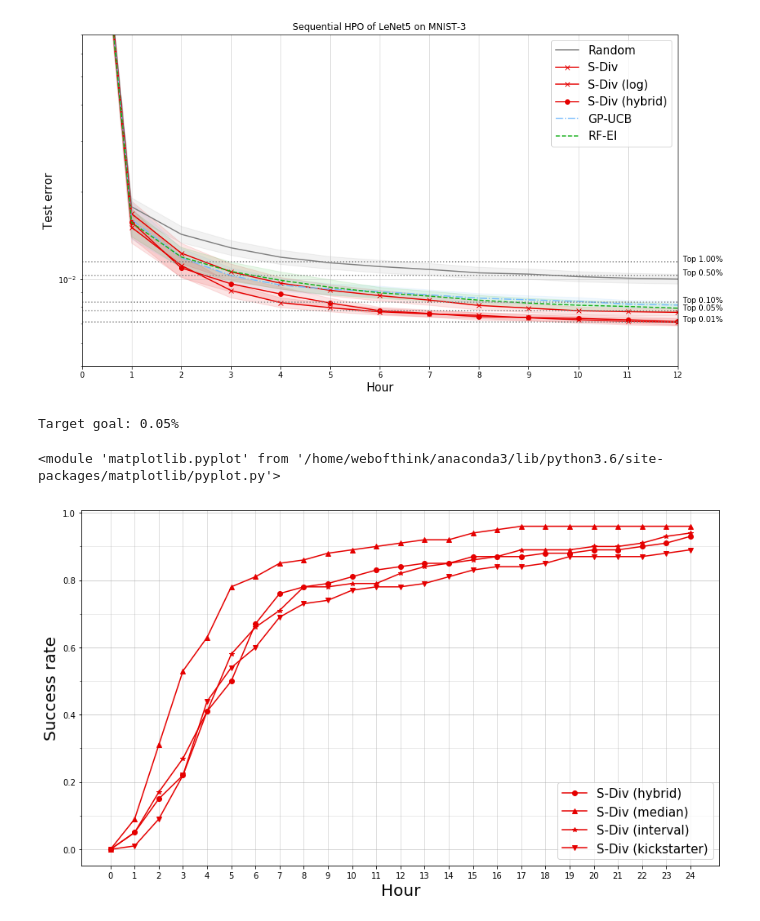
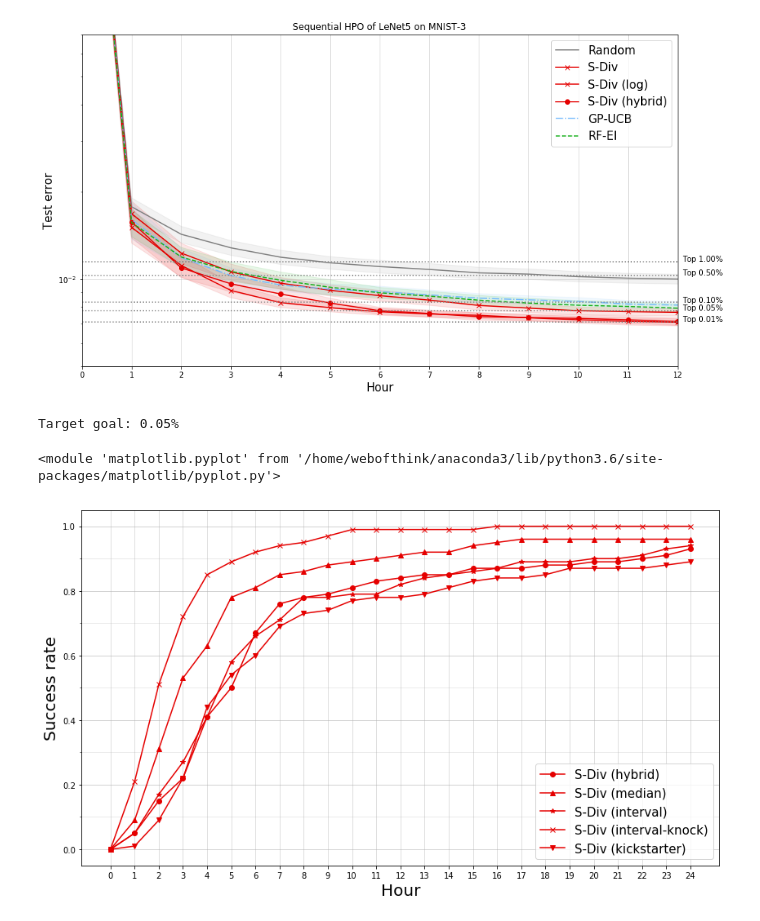
Before and after one commit to yongjinkim49/ecml, a Jupyter notebook: results/[ICML19] MINST-LeNet5(3) performance evaluation.ipynb, the cells around one changed output. Drawn from its saved outputs; the diff is of its cells as text; code cells hidden in the pictures.

Commit message:
add data30 median ETR test

```diff
--- a/results/[ICML19] MINST-LeNet5(3) performance evaluation.ipynb
+++ b/results/[ICML19] MINST-LeNet5(3) performance evaluation.ipynb
@@ -85,24 +85,24 @@ draw_best_error_curve(results, selected, 100, x_unit="Hour",
 [figure]
 # %%
 # ETR performance comparision
-etr_divs = [ 'S-Div (median)', 'S-Div (interval)',  'S-Div (kickstarter)'] # 'BOHB (surrogate)', 'S-Div (knock)',
+etr_divs = [ 'S-Div (median)', 'S-Div (interval)',  'S-Div (interval-knock)', 'S-Div (kickstarter)'] # 'BOHB (surrogate)',
 baselines = ['S-Div (baseline)', 'Random']
 etr_results = {}
 etr_results.update(results)
 num_runs = 100
 etr_results['S-Div (baseline)'] = load_json(s_path + 'DIV-SEQ.hybrid.HPO_emulator(100).json')
 #etr_results['BOHB (surrogate)'] = load_json(s_path + 'BOHB.surrogate(5).json')
 etr_results['S-Div (median)'] = load_json(s_path + 'DIV-SEQ.hybrid.HPO_emulator.ETR-VizMedian(100).json')
 etr_results['S-Div (interval)'] = load_json(s_path + 'DIV-SEQ.hybrid.HPO_emulator.ETR-Interval(100).json')
-#etr_results['S-Div (knock)'] = load_json(s_path + 'DIV-SEQ.hybrid.HPO_emulator.ETR-Knock(100).json')
+etr_results['S-Div (interval-knock)'] = load_json(s_path + 'DIV-SEQ.hybrid.HPO_emulator.ETR-IntervalKnock(100).json')
 etr_results['S-Div (kickstarter)'] = load_json(s_path + 'DIV-SEQ.hybrid.HPO_emulator.ETR-KickStarter(100).json')
 print("Target goal: {}%".format(s['difficulty']))
 draw_success_rate_fig(etr_results, target_goal =s['accuracy'], x_max=24 +1, x_unit='Hour',
                             div=['S-Div (hybrid)'] + etr_divs, width=14, height=8 )
 # %% [output]
 Target goal: 0.05%
 <module 'matplotlib.pyplot' from '/home/webofthink/anaconda3/lib/python3.6/site-packages/matplotlib/pyplot.py'>
-[figure, old version]
+[figure, new version]
 # %%
 print("Target goal: {}%".format(stats[1]['difficulty']))
 draw_success_rate_fig(etr_results, target_goal =stats[1]['accuracy'], x_max=8 +1, x_unit='Hour',
```
Also changed, not shown: parts of 10 cells of this notebook, 5 other files.
